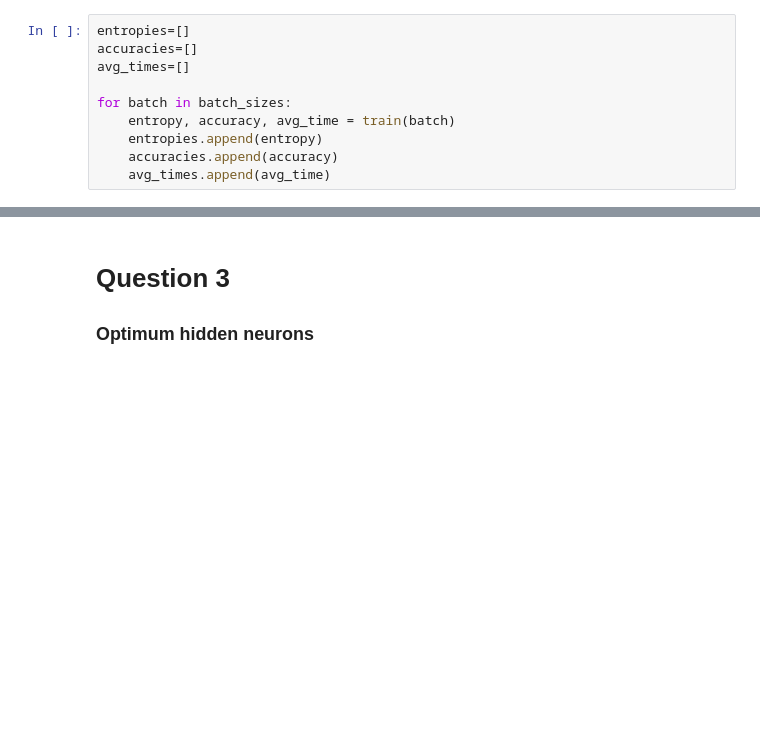
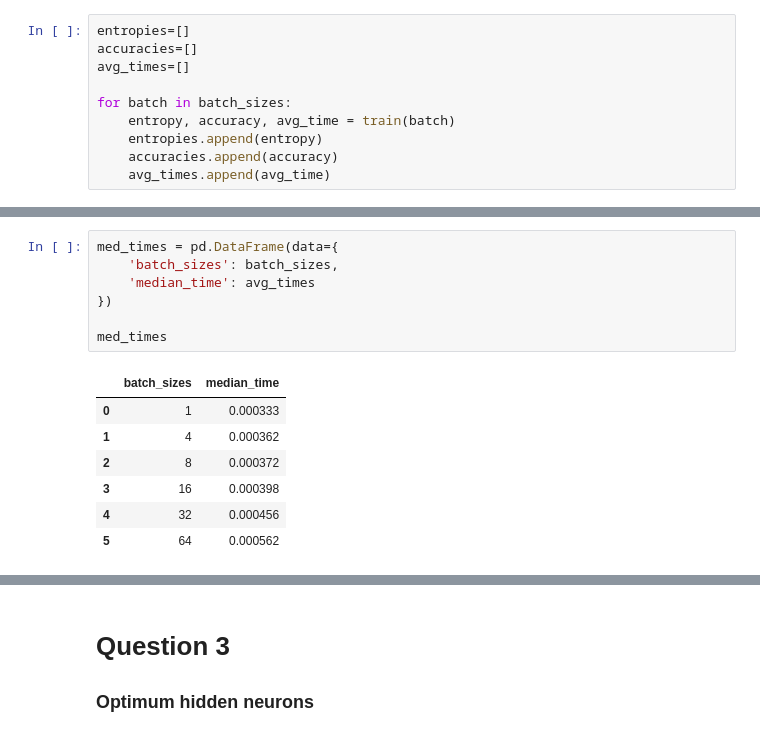
Before and after one commit to majulahsingapuri/CZ4042-NNDL, a Jupyter notebook: start_1a.ipynb, the cells around one changed output, grey strips where cells are left out. Drawn from its saved outputs; the diff is of its cells as text; blank space fills up the shorter version.

```diff
--- a/start_1a.ipynb
+++ b/start_1a.ipynb
@@ -221,0 +211,15 @@ As we can see from the plots above, for SGD, it achieves a higher accuracy in a
+# %%
+med_times = pd.DataFrame(data={
+    'batch_sizes': batch_sizes,
+    'median_time': avg_times
+})
+
+med_times
+# %% [output]
+|  | batch_sizes | median_time |
+| 0 | 1 | 0.000333 |
+| 1 | 4 | 0.000362 |
+| 2 | 8 | 0.000372 |
+| 3 | 16 | 0.000398 |
+| 4 | 32 | 0.000456 |
+| 5 | 64 | 0.000562 |
```
Also changed, not shown: parts of 25 cells of this notebook, 3 other files.
